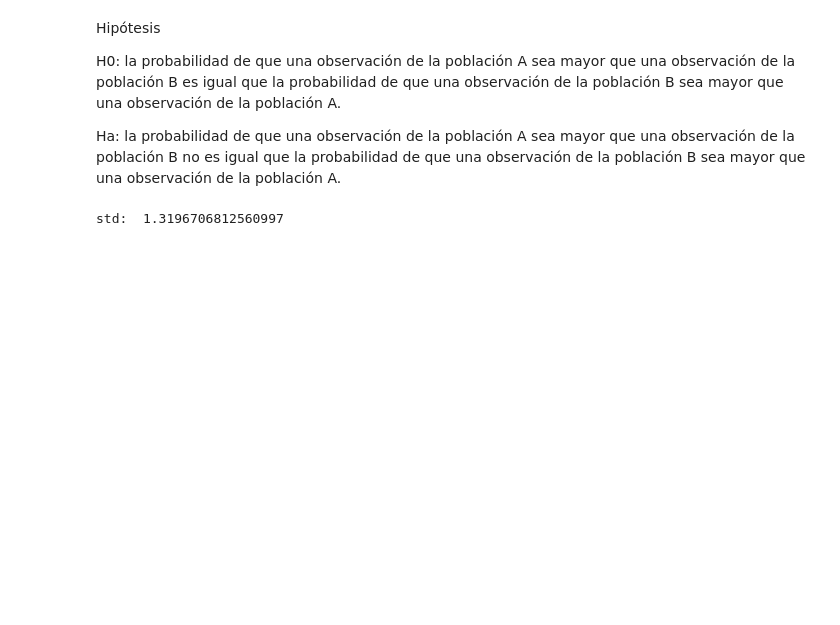
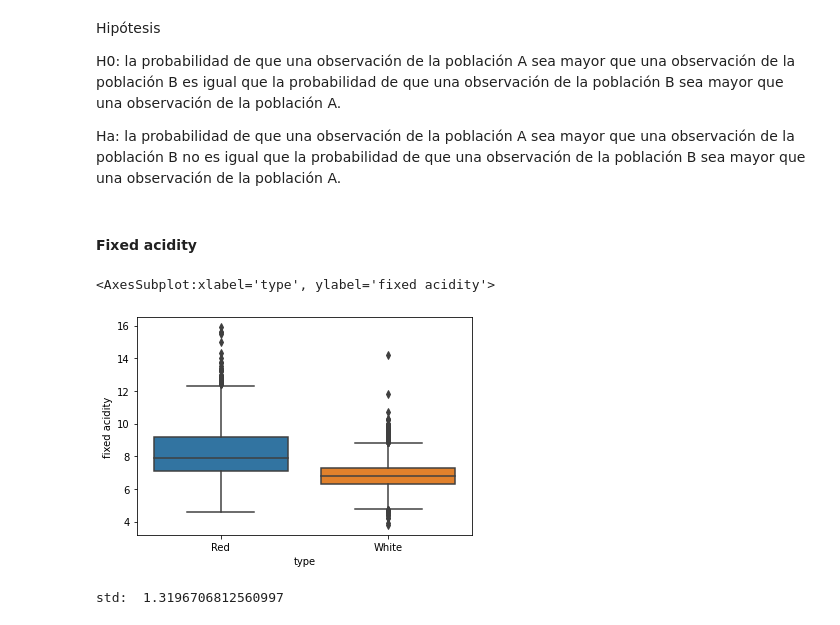
Before and after one commit to 16danielvm/Wine_Classification, a Jupyter notebook: EDAwines.ipynb, the cells around one changed output. Cells and saved outputs as stored; diff of their text form; code cells hidden in the pictures; blank space fills up the shorter version.

```diff
--- a/EDAwines.ipynb
+++ b/EDAwines.ipynb
@@ -210,6 +210,13 @@ Hipótesis
 H0: la probabilidad de que una observación de la población A sea mayor que una observación de la población B es igual que la probabilidad de que una observación de la población B sea mayor que una observación de la población A.
 
 Ha: la probabilidad de que una observación de la población A sea mayor que una observación de la población B no es igual que la probabilidad de que una observación de la población B sea mayor que una observación de la población A.
+# %% [markdown]
+#### Fixed acidity
+# %%
+sns.boxplot(x='type', y='fixed acidity' ,data=df_wines)
+# %% [output]
+<AxesSubplot:xlabel='type', ylabel='fixed acidity'>
+[figure, added]
 # %%
 print("std: ",df_wines['fixed acidity'].std())
 sns.histplot(x =df_wines['fixed acidity'], color= 'purple', kde= True)
```
Also changed, not shown: parts of 78 cells of this notebook, 1 other file.
